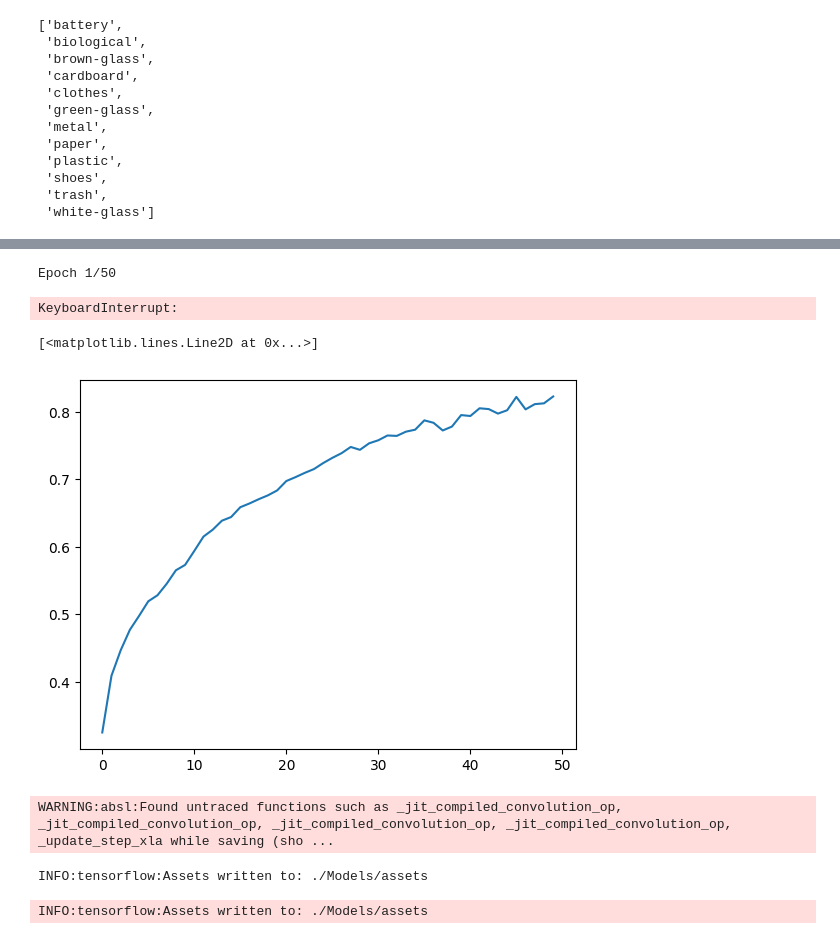
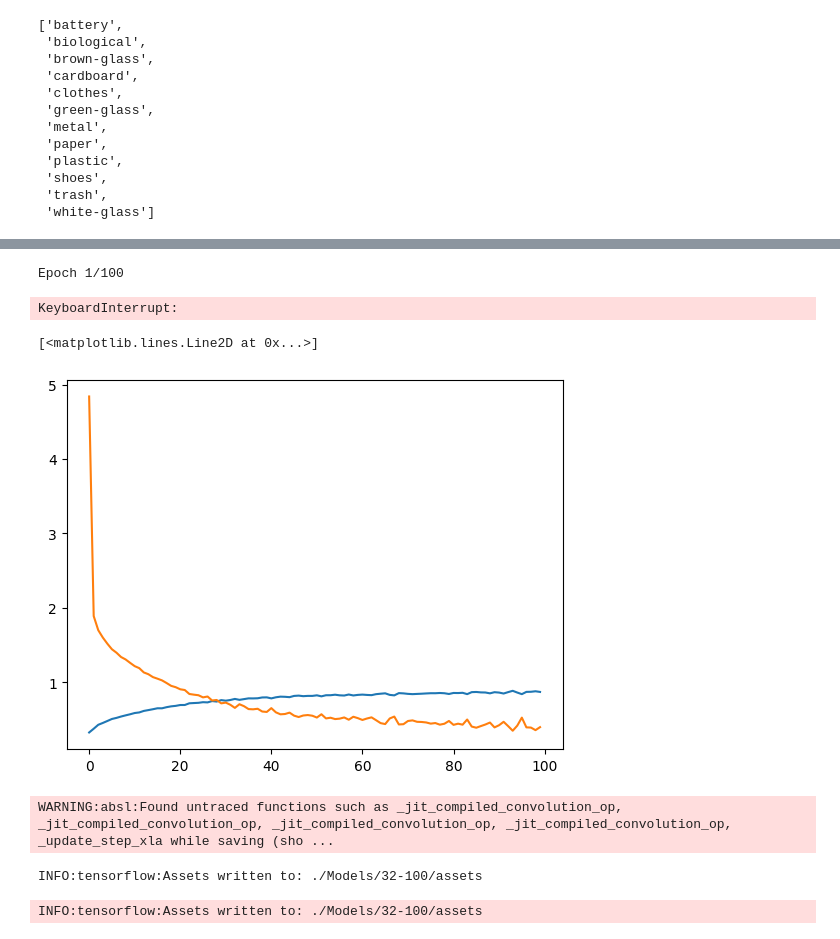
Before and after one commit to khaledyasser2/Im_not_garbage, a Jupyter notebook: Actual.ipynb, the cells around one changed output, grey strips where cells are left out. Cells and saved outputs as stored; diff of their text form; code cells hidden in the pictures.

```diff
--- a/Actual.ipynb
+++ b/Actual.ipynb
@@ -155,21 +155,22 @@ train
 # %%
-model.fit(train, validation_data=validate, epochs=100, batch_size=50)
+model.fit(train, validation_data=validate, epochs=75, batch_size=50)
 # %% [output]
-Epoch 1/50
+Epoch 1/100
 KeyboardInterrupt:
 # %%
 history = _
 ax = plt.subplot()
 ax.plot(history.history["accuracy"], label="Accuracy")
+ax.plot(history.history["loss"], label="Validation Accuracy")
 # %% [output]
 [<matplotlib.lines.Line2D at 0x...>]
-[figure, old version]
+[figure, new version]
 # %%
-model.save("./Models/32-100/")
+model.save("./Models/64-75/")
 # %% [output]
 WARNING:absl:Found untraced functions such as _jit_compiled_convolution_op, _jit_compiled_convolution_op, _jit_compiled_convolution_op, _jit_compiled_convolution_op, _update_step_xla while saving (sho ...
-INFO:tensorflow:Assets written to: ./Models/assets
+INFO:tensorflow:Assets written to: ./Models/32-100/assets
-INFO:tensorflow:Assets written to: ./Models/assets
+INFO:tensorflow:Assets written to: ./Models/32-100/assets
 # %%
 converter = tf.lite.TFLiteConverter.from_keras_model(model) # path to the SavedModel directory
 tflite_model = converter.convert()
```
Also changed, not shown: parts of 6 cells of this notebook, 7 other files.
